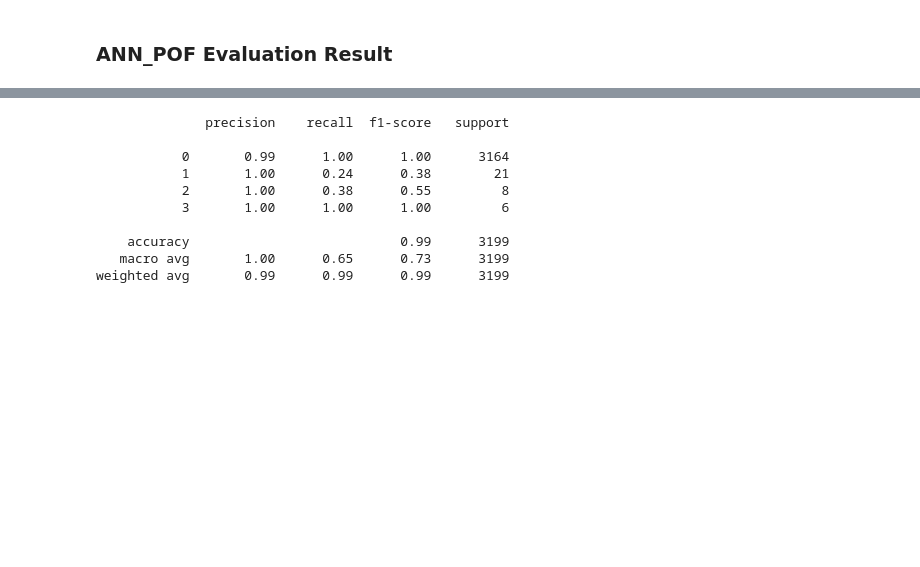
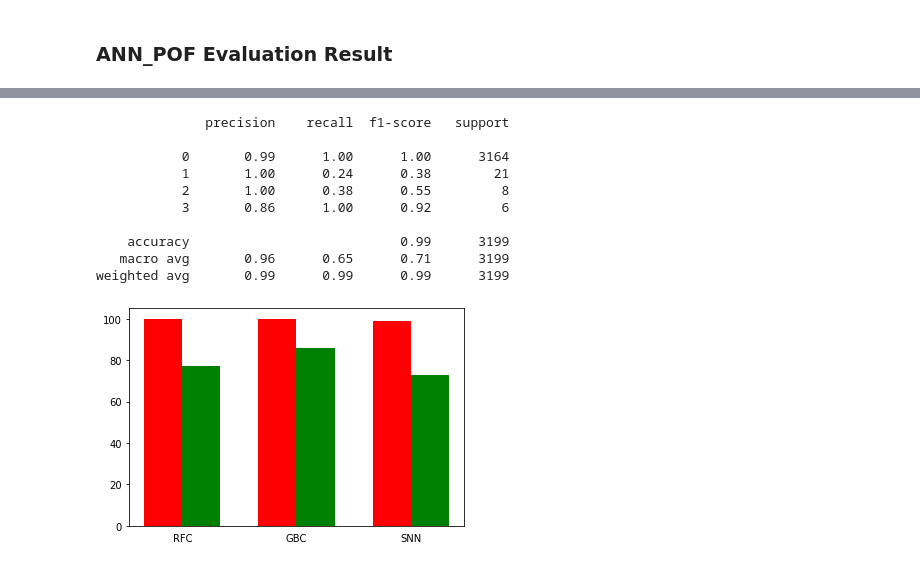
Before and after one commit to DonHK-97/Gradient-Boost-Classifier-for-Machine-Malfunction, a Jupyter notebook: 제조기기의 불량과 원인 예측 모델.ipynb, the cells around one changed output, grey strips where cells are left out. Cells and saved outputs as stored; diff of their text form; code cells hidden in the pictures; blank space fills up the shorter version.

```diff
--- a/제조기기의 불량과 원인 예측 모델.ipynb
+++ b/제조기기의 불량과 원인 예측 모델.ipynb
@@ -235,18 +279,17 @@ for sample_num in range(0, len(x_valid)):
 pred = temp
 # %%
 # 모델 성적표를 출력합니다.
-true = y_valid.ravel()
-print(classification_report(true, pred))
+print(classification_report(y_valid, pred))
 # %% [output]
               precision    recall  f1-score   support
 
            0       0.99      1.00      1.00      3164
            1       1.00      0.24      0.38        21
            2       1.00      0.38      0.55         8
-           3       1.00      1.00      1.00         6
+           3       0.86      1.00      0.92         6
 
     accuracy                           0.99      3199
-   macro avg       1.00      0.65      0.73      3199
+   macro avg       0.96      0.65      0.71      3199
 weighted avg       0.99      0.99      0.99      3199
 # %%
 # Conclusion
@@ -278,0 +341,19 @@ weighted avg       0.99      0.99      0.99      3199
+# %%
+Accuracy = [100, 100, 99]
+acc_position = [1, 4, 7]
+f1_score = [77, 86, 73]
+f1_position = [2, 5, 8]
+label = ['RFC', 'GBC', 'SNN']
+label_position = [1.5, 4.5, 7.5]
+
+plt.bar(acc_position, Accuracy, color = 'r', width=1)
+plt.bar(f1_position, f1_score, color = 'g', width=1)
+plt.xticks(label_position, label, fontsize=10, rotation=0)
+plt.tick_params(
+    axis='x',
+    bottom=False)
+plt.show()
+
+# 적색은 정확도, 녹색은 F1_macro 평균 점수
+# %% [output]
+[figure, added]
```
Also changed, not shown: parts of 21 cells of this notebook, 4 other files.
